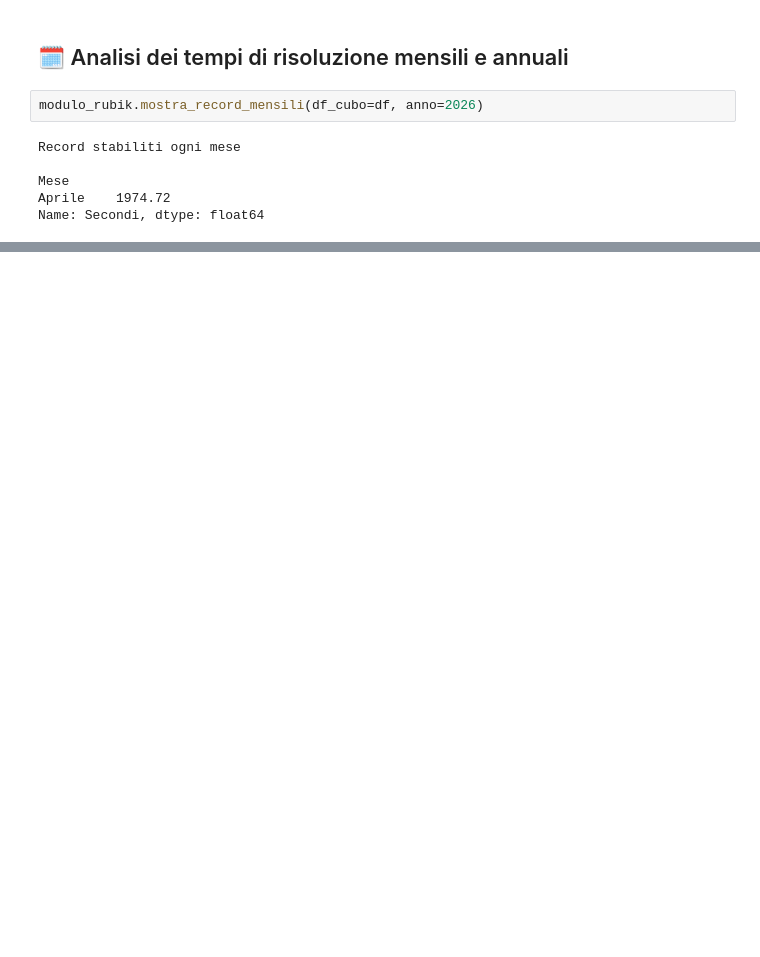
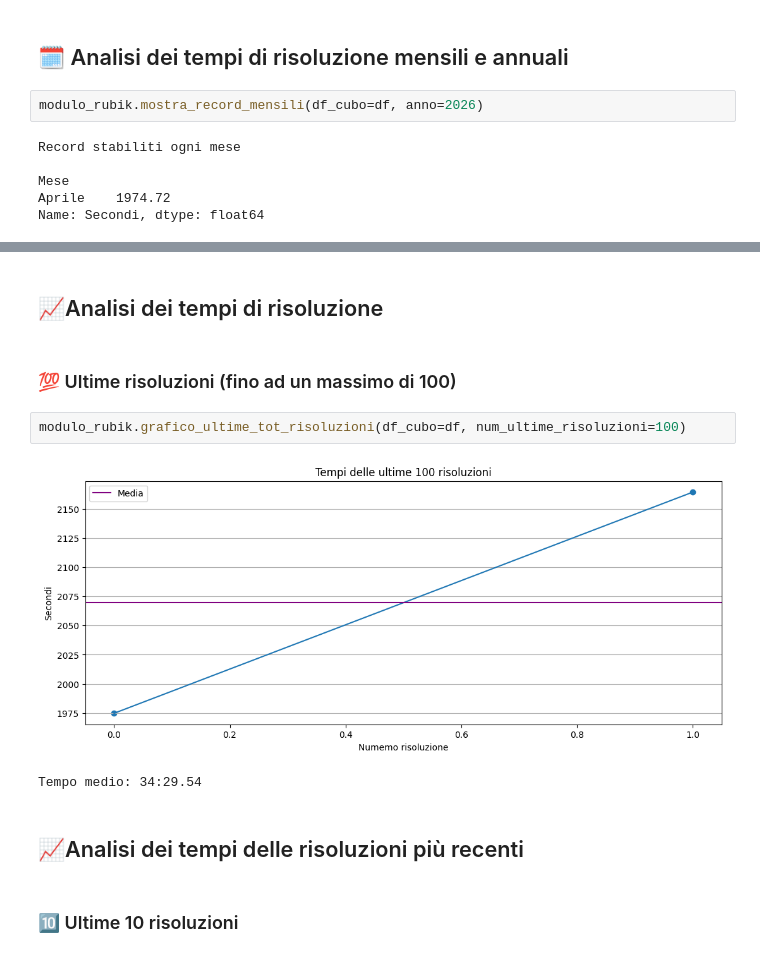
Before and after one commit to gl-alaimo/Timer_cubo_di_Rubik, a Jupyter notebook: scripts/notebook_cubo_7x7x7.ipynb, the cells around one changed output, grey strips where cells are left out. Drawn from its saved outputs; the diff is of its cells as text; blank space fills up the shorter version.

```diff
--- a/scripts/notebook_cubo_7x7x7.ipynb
+++ b/scripts/notebook_cubo_7x7x7.ipynb
@@ -111,0 +101,13 @@ modulo_rubik.grafico_risoluz_mensile(df_cubo=df, anno=2026)
+# %% [markdown]
+## 📈Analisi dei tempi di risoluzione
+# %% [markdown]
+### 💯 Ultime risoluzioni (fino ad un massimo di 100)
+# %%
+modulo_rubik.grafico_ultime_tot_risoluzioni(df_cubo=df, num_ultime_risoluzioni=100)
+# %% [output]
+[figure, added]
+Tempo medio: 34:29.54
+# %% [markdown]
+## 📈Analisi dei tempi delle risoluzioni più recenti
+# %% [markdown]
+### 🔟 Ultime 10 risoluzioni
```
Also changed, not shown: parts of 19 cells of this notebook, 11 other files.
